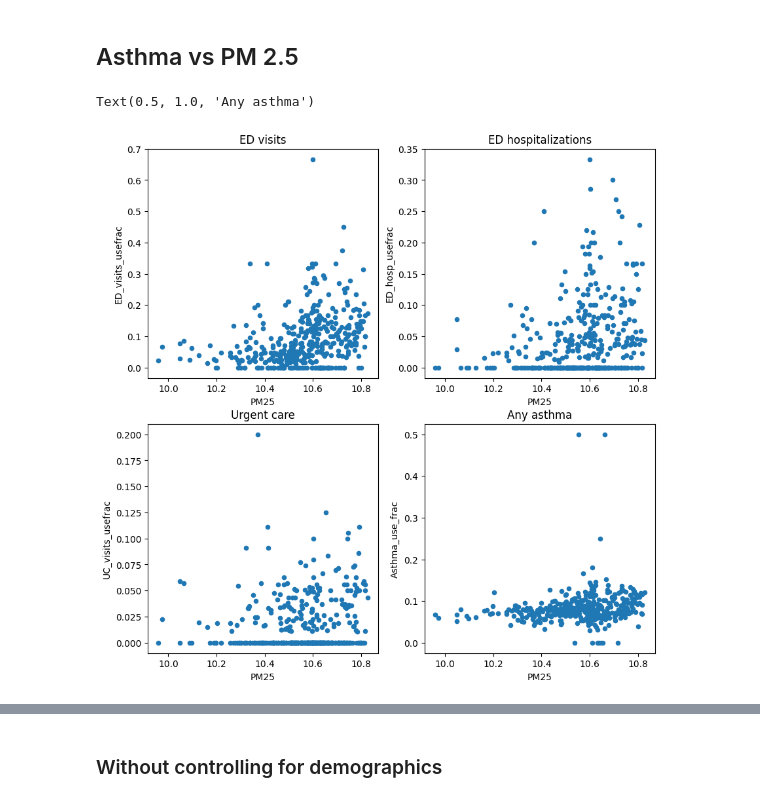
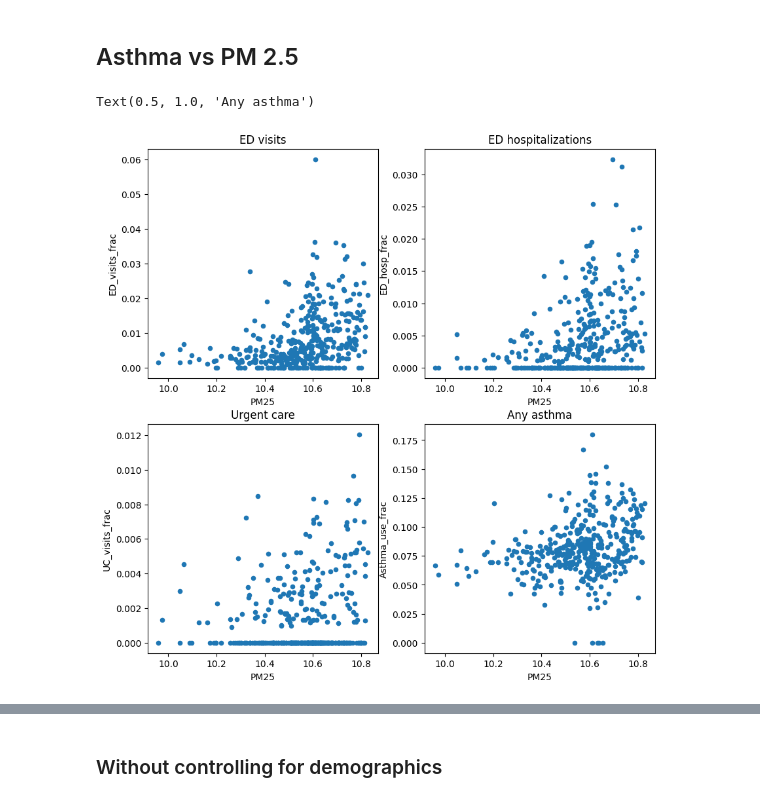
Before and after one commit to eli-goodfriend/air_brain, a Jupyter notebook: notebooks/WIP Asthma vs PM25.ipynb, the cells around one changed output, grey strips where cells are left out. Saved outputs shown, nothing was run; the diff lists cells and outputs as text; code cells hidden in the pictures.

```diff
--- a/notebooks/WIP Asthma vs PM25.ipynb
+++ b/notebooks/WIP Asthma vs PM25.ipynb
@@ -43,25 +43,18 @@ To generate the dependent variables, I divide the encounter counts by the total
 # import the childhood asthma healthcare utilization data
 asthma = pd.read_csv(data_dir / "asthma.csv")
 
+# TODO should do this in preprocessing
 # ED hospitalizations should be a subset of ED visits
 # so if ED_visits < ED_hosp, set ED_visits to ED_hosp
 asthma.loc[asthma.ED_visits < asthma.ED_hosp, "ED_visits"] = asthma.loc[asthma.ED_visits < asthma.ED_hosp, "ED_hosp"]
+# convert all counts to fractions of potential patients
+# if no members in census tract, fill with 0
+for col in ["Asthma_use", "UC_visits", "ED_visits", "ED_hosp"]:
+    asthma["{}_frac".format(col)] = (asthma[col] / asthma.Total_members).fillna(0)
+# too little data, remove
+asthma = asthma.loc[asthma.Total_members > 4]
 
-# convert all counts to fractions of potential patients
-for col in ["ED_visits", "ED_hosp", "UC_visits", "Asthma_use"]:
-    asthma["{}_frac".format(col)] = asthma[col] / asthma.Total_members
-# of children with any asthma related encounter, how many had an emergency/urgent visit?
-# if no asthma related encounter, fill with 0
-for col in ["ED_visits", "ED_hosp", "UC_visits"]:
-    asthma["{}_usefrac".format(col)] = (asthma[col] / asthma.Asthma_use).fillna(0)
-# of children with an asthma related ED visit, how many were hospitalized?
-# if no asthma related ED visit, fill with 0
-asthma["ED_hosp_visitfrac"] = (asthma.ED_hosp / asthma.ED_visits).fillna(0)
-
-dep_vars = ["ED_visits_frac", "ED_hosp_frac", "UC_visits_frac", "Asthma_use_frac",
-            "ED_visits_usefrac", "ED_hosp_usefrac", "UC_visits_usefrac",
-            "ED_hosp_visitfrac",
-           ]
+dep_vars = ["ED_visits_frac", "ED_hosp_frac", "UC_visits_frac", "Asthma_use_frac"]
 # %%
 # add on the 2010 census tract geography for plotting
 asthma_gpd = tracts.merge(asthma, left_on="GEOID10", right_on="Census_tract", how="right", validate="1:1")
@@ -190,16 +139,17 @@ df = tracts.merge(df, right_on="Census_tract", left_on="GEOID10", validate="1:1"
 # TODO less hokey exploratory plots
 # %%
 # scatterplots of PM 2.5 vs asthma encounter fractions
+# TODO just show these with the initial regression results??
 fig, axs = plt.subplots(2, 2, figsize=(10, 10))
-df.plot(x="PM25", y="ED_visits_usefrac", kind="scatter", ax=axs[0,0])
+df.plot(x="PM25", y="ED_visits_frac", kind="scatter", ax=axs[0,0])
 axs[0,0].set_title("ED visits")
-df.plot(x="PM25", y="ED_hosp_usefrac", kind="scatter", ax=axs[0,1])
+df.plot(x="PM25", y="ED_hosp_frac", kind="scatter", ax=axs[0,1])
 axs[0,1].set_title("ED hospitalizations")
-df.plot(x="PM25", y="UC_visits_usefrac", kind="scatter", ax=axs[1,0])
+df.plot(x="PM25", y="UC_visits_frac", kind="scatter", ax=axs[1,0])
 axs[1,0].set_title("Urgent care")
 df.plot(x="PM25", y="Asthma_use_frac", kind="scatter", ax=axs[1,1])
 axs[1,1].set_title("Any asthma")
 # %% [output]
 Text(0.5, 1.0, 'Any asthma')
-[figure, old version]
+[figure, new version]
 # %% [markdown]
```
Also changed, not shown: parts of 21 cells of this notebook.
